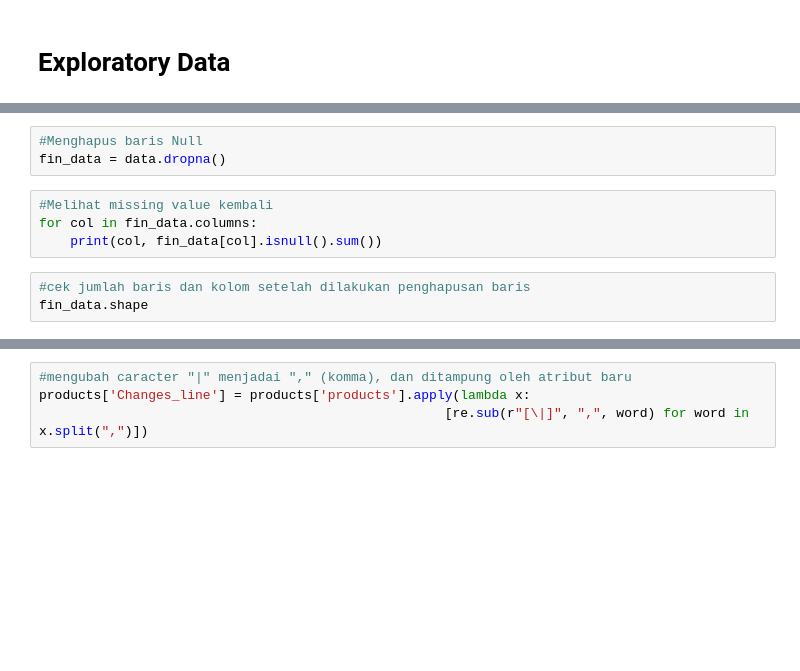
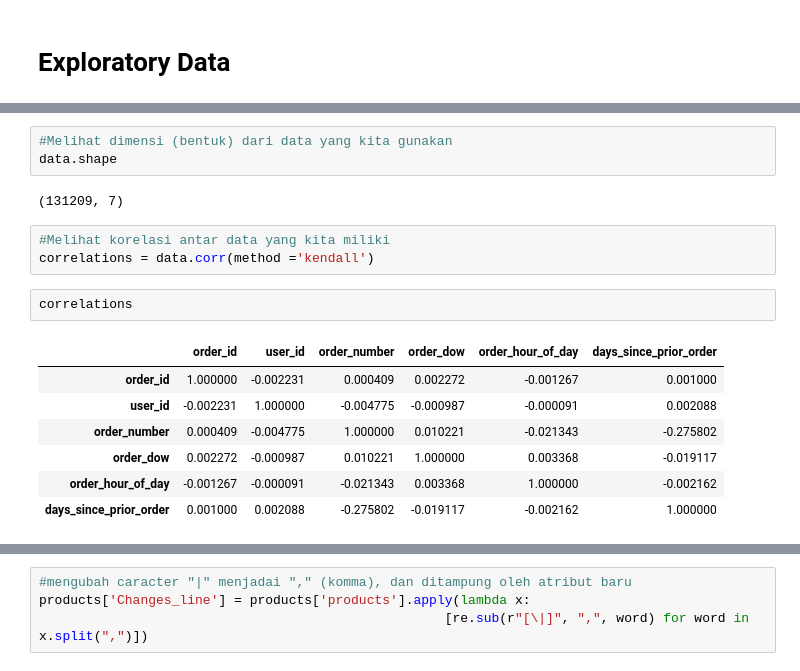
Before and after one commit to juandaantoniusapakpahan/market-basket-analysis-using-fp-growth-for-product-recommendation, a Jupyter notebook: EDA dataset proyek.ipynb, the cells around one changed output, grey strips where cells are left out. Cells and saved outputs as stored; diff of their text form; blank space fills up the shorter version.

```diff
--- a/EDA dataset proyek.ipynb
+++ b/EDA dataset proyek.ipynb
@@ -31,10 +112,18 @@ for col in data.columns:
-# %%
-#Menghapus baris Null
-fin_data = data.dropna()
-# %%
-#Melihat missing value kembali
-for col in fin_data.columns:
-    print(col, fin_data[col].isnull().sum())
-# %%
-#cek jumlah baris dan kolom setelah dilakukan penghapusan baris
-fin_data.shape
+# %%
+#Melihat dimensi (bentuk) dari data yang kita gunakan
+data.shape
+# %% [output]
+(131209, 7)
+# %%
+#Melihat korelasi antar data yang kita miliki
+correlations = data.corr(method ='kendall')
+# %%
+correlations
+# %% [output]
+|  | order_id | user_id | order_number | order_dow | order_hour_of_day | days_since_prior_order |
+| order_id | 1.000000 | -0.002231 | 0.000409 | 0.002272 | -0.001267 | 0.001000 |
+| user_id | -0.002231 | 1.000000 | -0.004775 | -0.000987 | -0.000091 | 0.002088 |
+| order_number | 0.000409 | -0.004775 | 1.000000 | 0.010221 | -0.021343 | -0.275802 |
+| order_dow | 0.002272 | -0.000987 | 0.010221 | 1.000000 | 0.003368 | -0.019117 |
+| order_hour_of_day | -0.001267 | -0.000091 | -0.021343 | 0.003368 | 1.000000 | -0.002162 |
+| days_since_prior_order | 0.001000 | 0.002088 | -0.275802 | -0.019117 | -0.002162 | 1.000000 |
```
Also changed, not shown: parts of 58 cells of this notebook.
